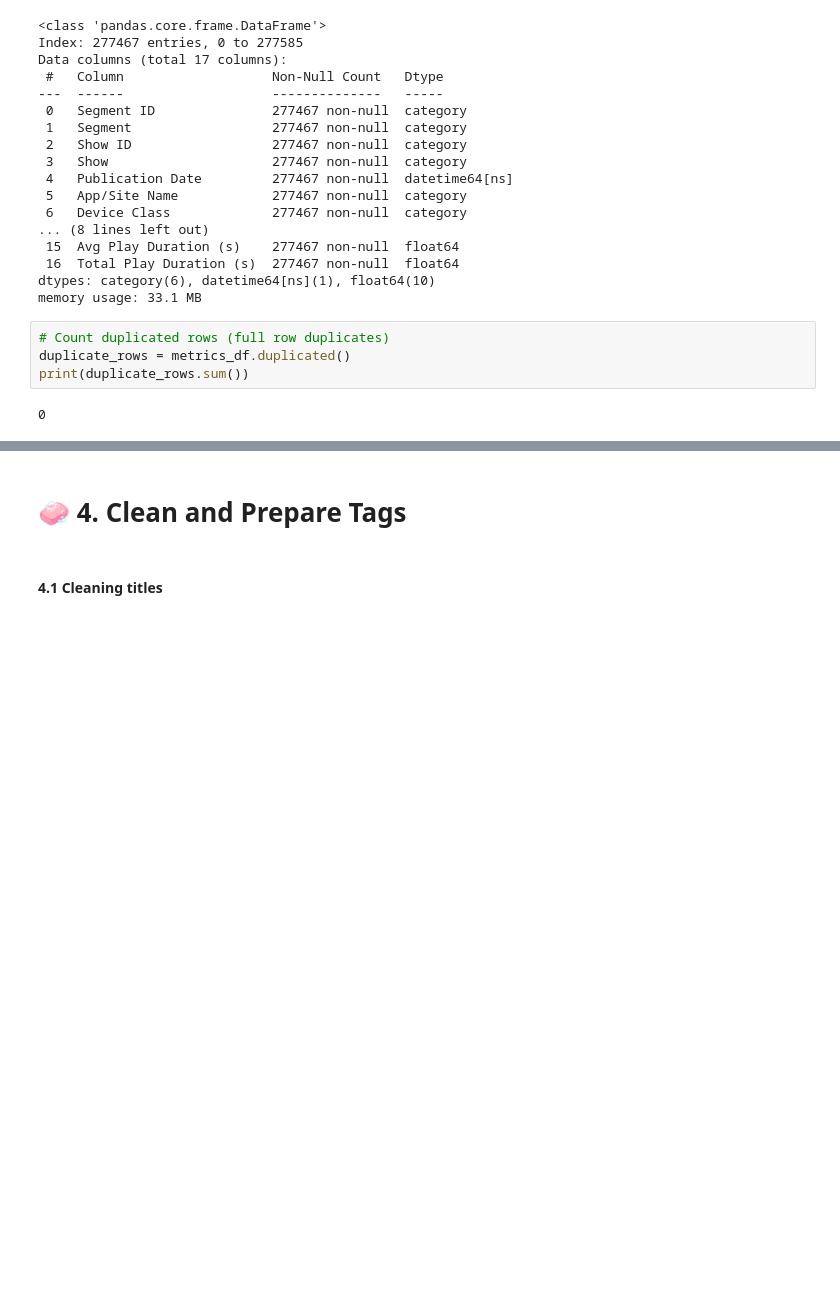
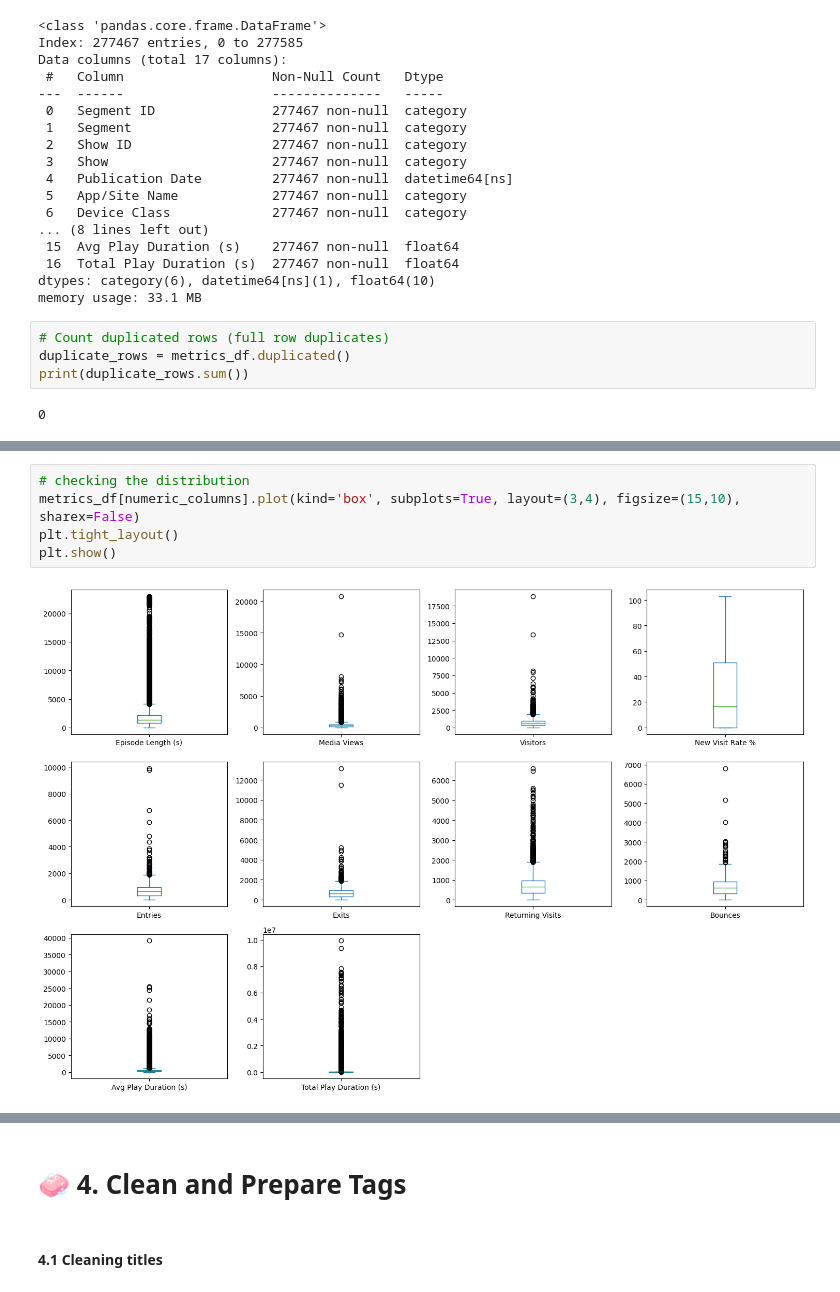
Before and after one commit to hugodup/rts-data-analyst-case, a Jupyter notebook: notebooks/rts_analysis.ipynb, the cells around one changed output, grey strips where cells are left out. Cells and saved outputs as stored; diff of their text form; blank space fills up the shorter version.

```diff
--- a/notebooks/rts_analysis.ipynb
+++ b/notebooks/rts_analysis.ipynb
@@ -380,0 +370,7 @@ print(duplicate_rows.sum())
+# %%
+# checking the distribution
+metrics_df[numeric_columns].plot(kind='box', subplots=True, layout=(3,4), figsize=(15,10), sharex=False)
+plt.tight_layout()
+plt.show()
+# %% [output]
+[figure, added]
```
Also changed, not shown: parts of 30 cells of this notebook, 8 other files.
